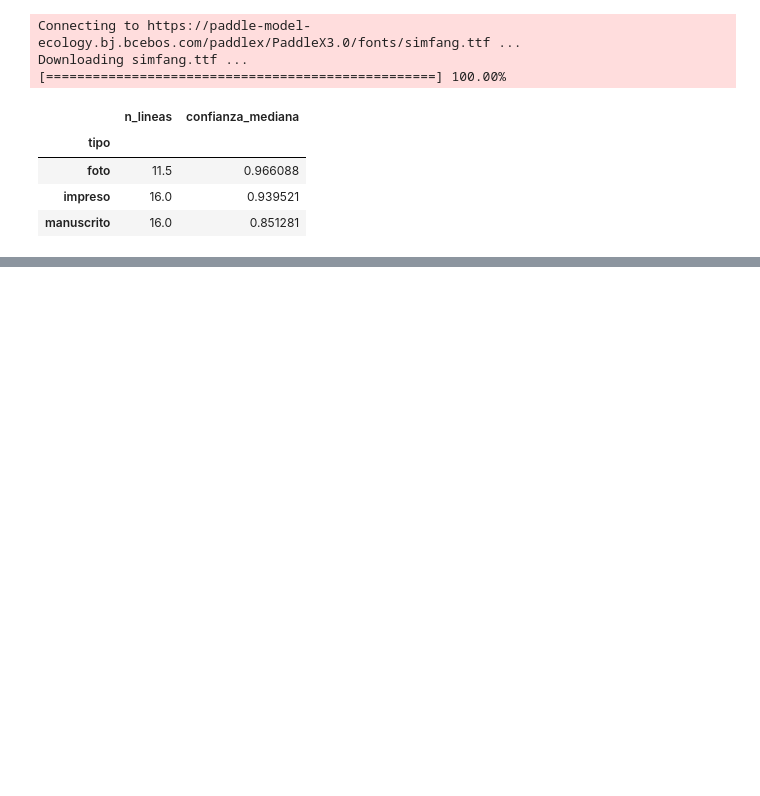
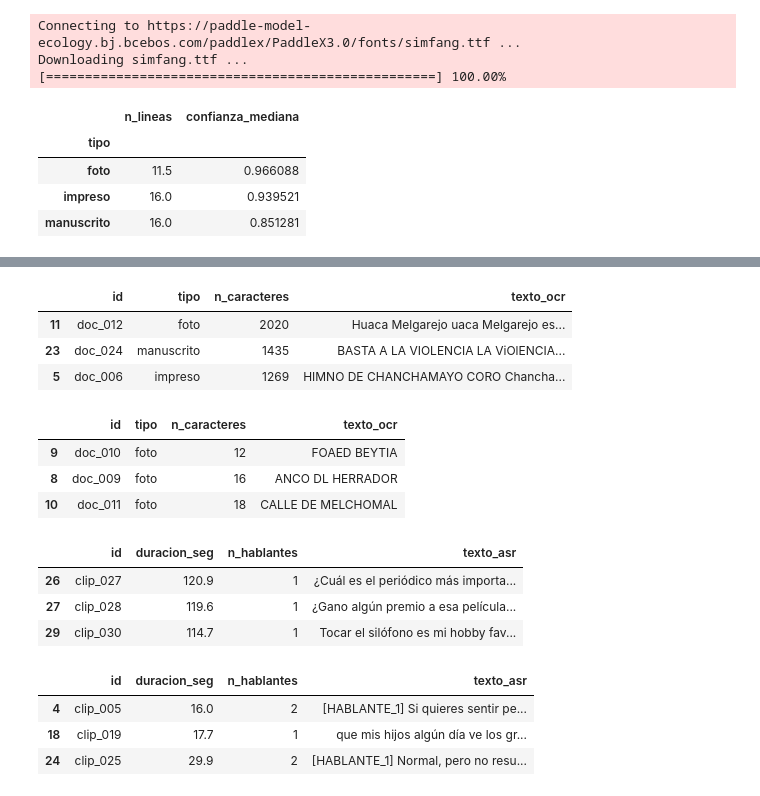
Before and after one commit to jyauric/python-actividades, a Jupyter notebook: tarea_2/01_extraccion.ipynb, the cells around one changed output, grey strips where cells are left out. Drawn from its saved outputs; the diff is of its cells as text; code cells hidden in the pictures; blank space fills up the shorter version.

```diff
--- a/tarea_2/01_extraccion.ipynb
+++ b/tarea_2/01_extraccion.ipynb
@@ -276,0 +535,23 @@ Downloading simfang.ttf ...
+# %%
+documentos["n_caracteres"] = documentos.texto_ocr.str.len()
+display(documentos.nlargest(3, "n_caracteres")[["id", "tipo", "n_caracteres", "texto_ocr"]])
+display(documentos.nsmallest(3, "n_caracteres")[["id", "tipo", "n_caracteres", "texto_ocr"]])
+display(transcripciones.nlargest(3, "duracion_seg")[["id", "duracion_seg", "n_hablantes", "texto_asr"]])
+display(transcripciones.nsmallest(3, "duracion_seg")[["id", "duracion_seg", "n_hablantes", "texto_asr"]])
+# %% [output]
+|  | id | tipo | n_caracteres | texto_ocr |
+| 11 | doc_012 | foto | 2020 | Huaca Melgarejo uaca Melgarejo es... |
+| 23 | doc_024 | manuscrito | 1435 | BASTA A LA VIOLENCIA LA ViOlENCIA... |
+| 5 | doc_006 | impreso | 1269 | HIMNO DE CHANCHAMAYO CORO Chancha... |
+|  | id | tipo | n_caracteres | texto_ocr |
+| 9 | doc_010 | foto | 12 | FOAED BEYTIA |
+| 8 | doc_009 | foto | 16 | ANCO DL HERRADOR |
+| 10 | doc_011 | foto | 18 | CALLE DE MELCHOMAL |
+|  | id | duracion_seg | n_hablantes | texto_asr |
+| 26 | clip_027 | 120.9 | 1 | ¿Cuál es el periódico más importa... |
+| 27 | clip_028 | 119.6 | 1 | ¿Gano algún premio a esa película... |
+| 29 | clip_030 | 114.7 | 1 | Tocar el silófono es mi hobby fav... |
+|  | id | duracion_seg | n_hablantes | texto_asr |
+| 4 | clip_005 | 16.0 | 2 | [HABLANTE_1] Si quieres sentir pe... |
+| 18 | clip_019 | 17.7 | 1 | que mis hijos algún día ve los gr... |
+| 24 | clip_025 | 29.9 | 2 | [HABLANTE_1] Normal, pero no resu... |
```
Also changed, not shown: parts of 13 cells of this notebook, 5 other files.
